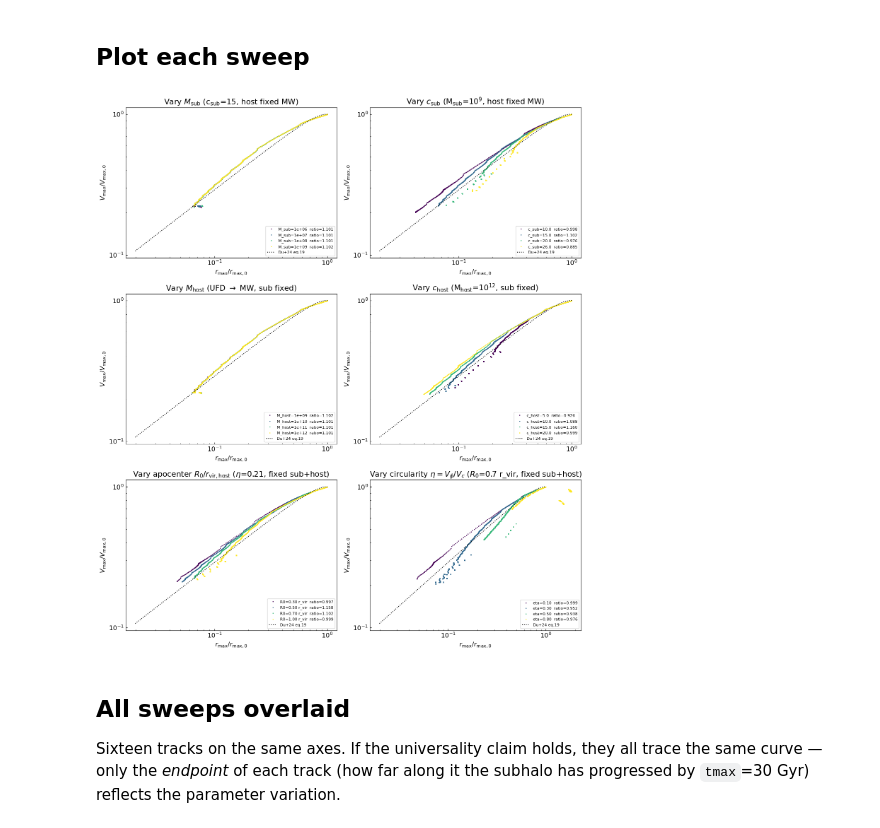
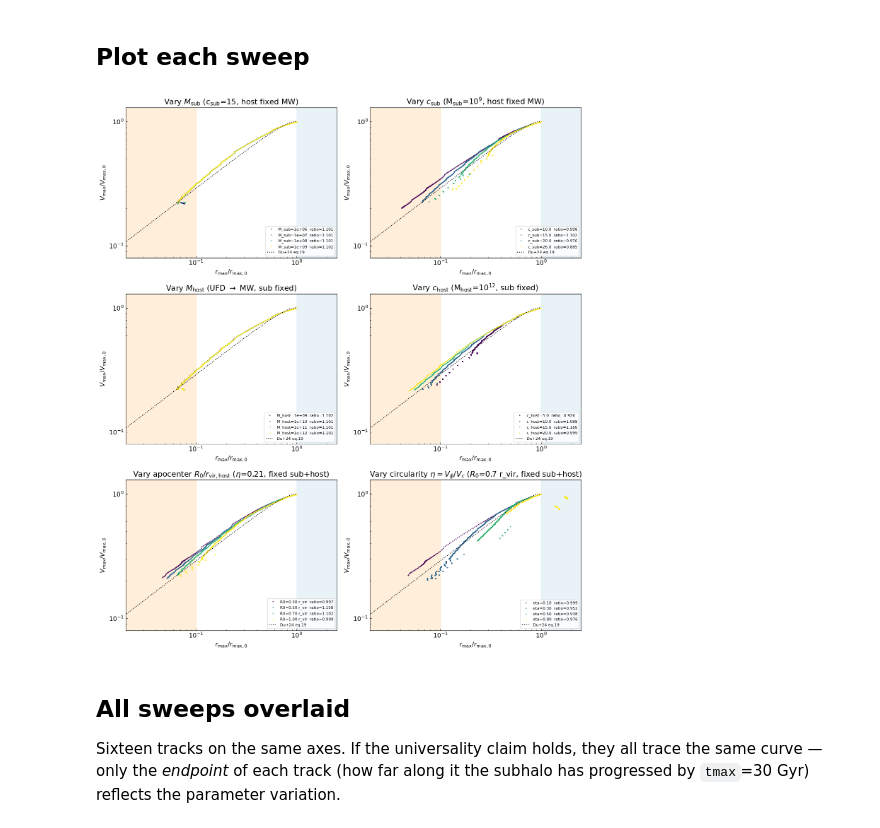
Before and after one commit to fabiokung/SatGen, a Jupyter notebook: tidal_track_universality.ipynb, the cells around one changed output. Saved outputs shown, nothing was run; the diff lists cells and outputs as text; code cells hidden in the pictures.

```diff
--- a/tidal_track_universality.ipynb
+++ b/tidal_track_universality.ipynb
@@ -123,39 +123,52 @@ Total wall time: 359.8 s
 # %% [markdown]
 ## Plot each sweep
 # %%
+def _phase_bands(ax):
+    """Three deep-stripping phases: heating-puffed (r/r0>1), smooth tidal
+    evolution (0.1<r/r0<1), and post-pericentre stairsteps (r/r0<0.1).
+    The 0.1 threshold is empirical -- it marks where per-peri shrinkage
+    falls below the log-plot dot-spacing resolution, exposing the always-
+    present plateau structure that the hard-truncation prescription
+    leaves between pericenter passages."""
+    ax.axvspan(1.0, 100., color='#a6cee3', alpha=0.25, zorder=0)
+    ax.axvspan(1e-4, 0.1, color='#fdbf6f', alpha=0.25, zorder=0)
+
 def plot_sweep(ax, results, label_fmt, vary_key):
+    _phase_bands(ax)
     cmap = plt.get_cmap('viridis')
     n = len(results)
     for i, r in enumerate(results):
         ratio = median_track_ratio(r['R'], r['V'])
         c = cmap(i / max(n - 1, 1))
         lab = label_fmt.format(**r) + f'  ratio={ratio:.3f}'
         ax.plot(r['R'], r['V'], '.', ms=2, color=c, label=lab)
     x_ref = np.logspace(-4, 0, 400)
     R_ref, V_ref = du24_eq19(x_ref)
     ax.plot(R_ref, V_ref, 'k:', lw=1.5, label='Du+24 eq.19', zorder=5)
     ax.set_xscale('log'); ax.set_yscale('log')
+    ax.set_xlim(0.02, 2.5)
+    ax.set_ylim(0.08, 1.3)
     ax.set_xlabel(r'$r_{\rm max}/r_{\rm max,0}$')
     ax.set_ylabel(r'$V_{\rm max}/V_{\rm max,0}$')
     ax.legend(fontsize=8, loc='lower right')
 
 fig, axes = plt.subplots(3, 2, figsize=(14, 16))
 plot_sweep(axes[0,0], res_M_sub,  'M_sub={M_sub:.0e}',  'M_sub')
 axes[0,0].set_title(r'Vary $M_{\rm sub}$ (c$_{\rm sub}$=15, host fixed MW)')
 plot_sweep(axes[0,1], res_c_sub,  'c_sub={c_sub:.1f}',  'c_sub')
 axes[0,1].set_title(r'Vary $c_{\rm sub}$ (M$_{\rm sub}$=$10^9$, host fixed MW)')
 plot_sweep(axes[1,0], res_M_host, 'M_host={M_host:.0e}', 'M_host')
 axes[1,0].set_title(r'Vary $M_{\rm host}$ (UFD $\to$ MW, sub fixed)')
 plot_sweep(axes[1,1], res_c_host, 'c_host={c_host:.1f}', 'c_host')
 axes[1,1].set_title(r'Vary $c_{\rm host}$ (M$_{\rm host}$=$10^{12}$, sub fixed)')
 plot_sweep(axes[2,0], res_R0,     'R0={R0_frac:.2f} r_vir', 'R0_frac')
 axes[2,0].set_title(r'Vary apocenter $R_0/r_{\rm vir,host}$ ($\eta$=0.21, fixed sub+host)')
 plot_sweep(axes[2,1], res_eta,    'eta={eta:.2f}',          'eta')
 axes[2,1].set_title(r'Vary circularity $\eta = V_\phi/V_c$ ($R_0$=0.7 r_vir, fixed sub+host)')
 fig.tight_layout()
 plt.show()
 # %% [output]
-[figure, old version]
+[figure, new version]
 # %% [markdown]
 ## All sweeps overlaid
 
```
Also changed, not shown: parts of 3 cells of this notebook.
